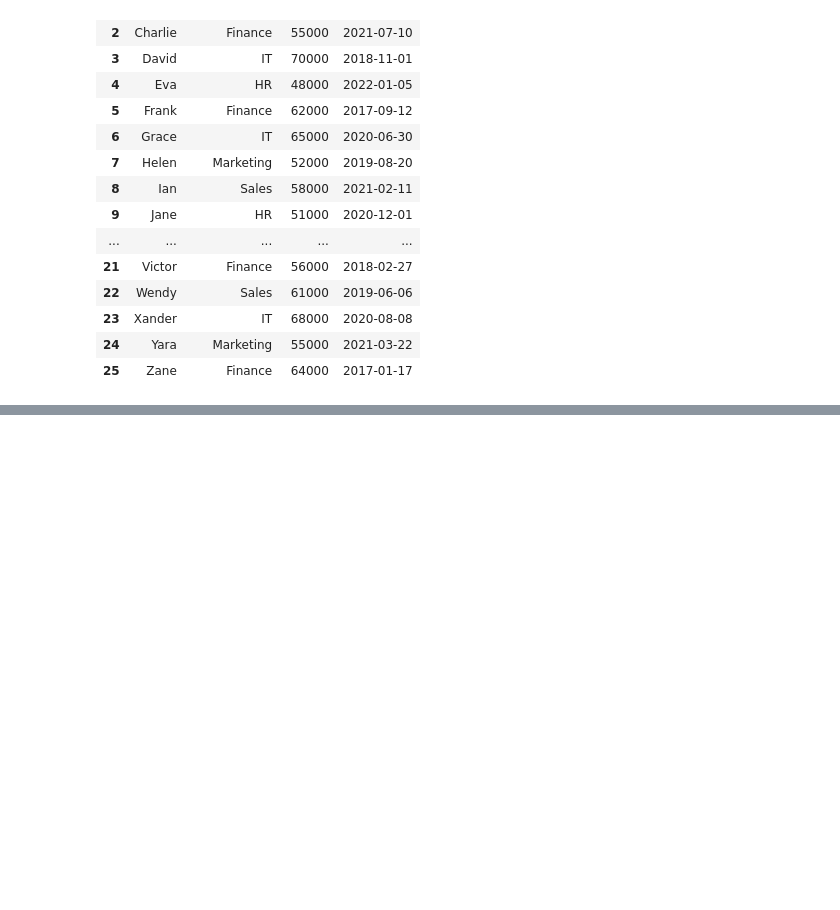
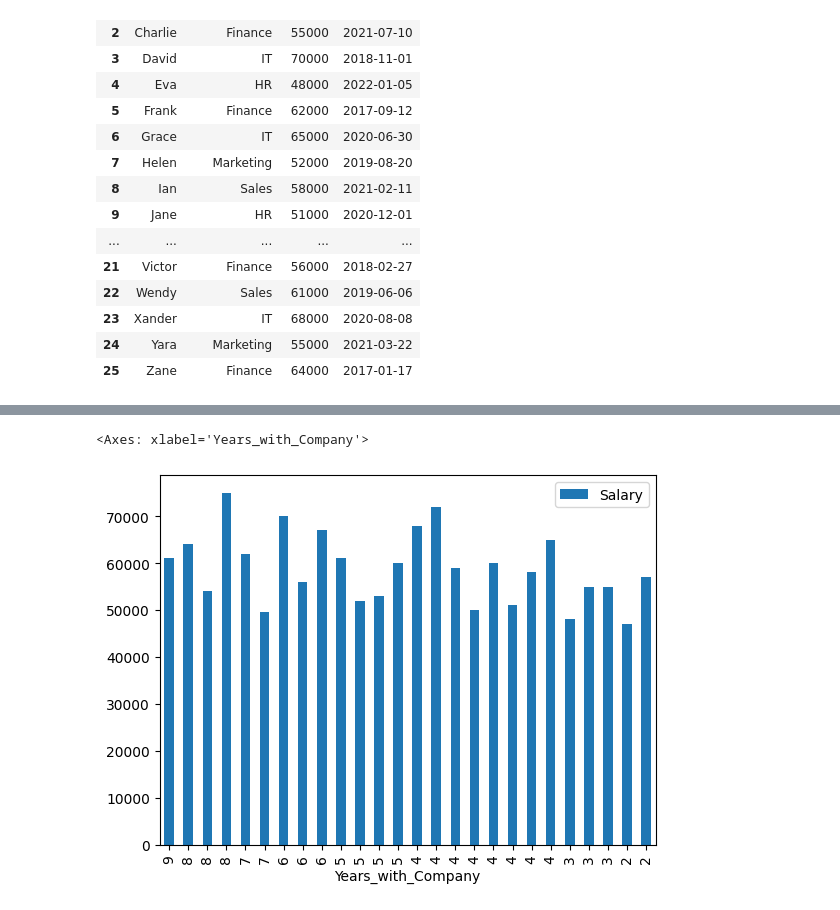
Before and after one commit to nikhithanri123/Python-Mini-Project, a Jupyter notebook: Testing_Pandas_Operations2.ipynb, the cells around one changed output, grey strips where cells are left out. Drawn from its saved outputs; the diff is of its cells as text; code cells hidden in the pictures; blank space fills up the shorter version.

```diff
--- a/Testing_Pandas_Operations2.ipynb
+++ b/Testing_Pandas_Operations2.ipynb
@@ -113,2 +116,0 @@ today=datetime.today()
-# %%
-df['Years_With_company']=today.year-df['Join_Date'].dt.year
@@ -135,2 +116,0 @@ df
-# %%
-df=df.sort_values(by='Years_With_company',ascending=False)
@@ -156,0 +140,6 @@ df
+# %%
+today = pd.to_datetime('2025-02-12')
+df['Years_with_Company'] = (today - df['Join_Date']).dt.days // 365
+print("DataFrame with 'Years_with_Company' column:")
+print(df)
+print("/n")
@@ -156,0 +164,5 @@ df
+# %%
+df_sorted = df.sort_values(by='Years_with_Company', ascending=False)
+print("DataFrame sorted by 'Years_with_Company' in descending order:")
+print(df_sorted)
+print("/n")
@@ -156,0 +189,5 @@ df
+# %%
+df_sorted.plot(y= 'Salary', x='Years_with_Company', kind='bar')
+# %% [output]
+<Axes: xlabel='Years_with_Company'>
+[figure, added]
```
Also changed, not shown: parts of 19 cells of this notebook.
